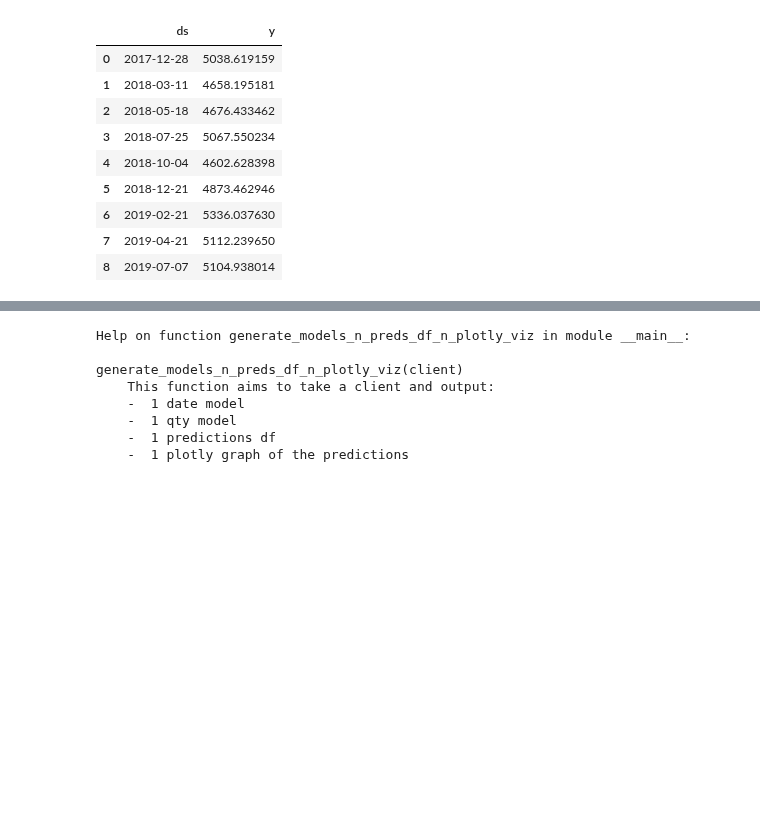
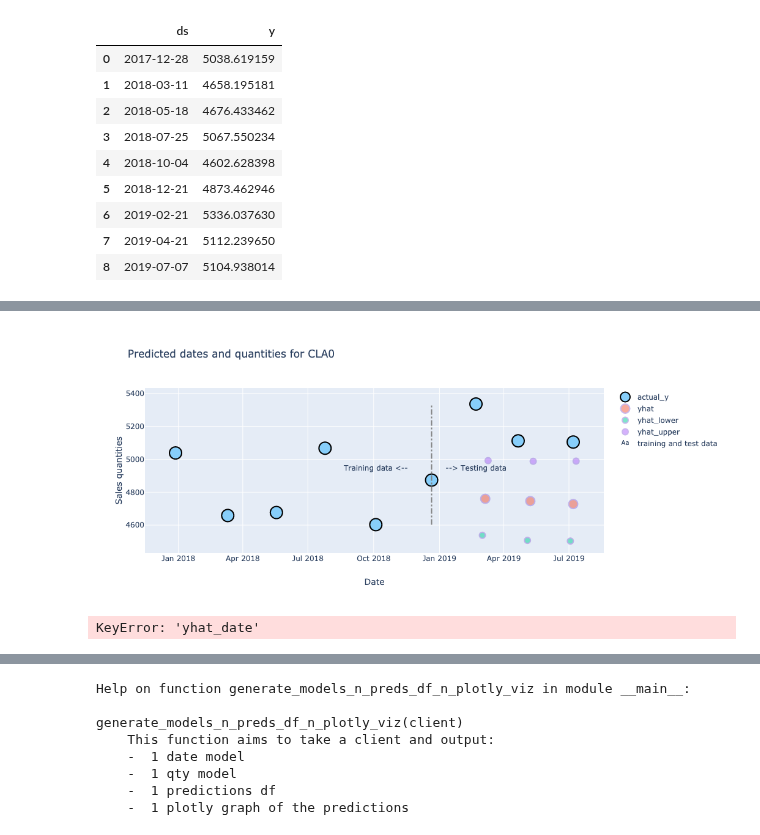
Before and after one commit to raphaelribard/Sales_forecasting, a Jupyter notebook: notebooks/2.0-rr-EDA-using-simulated-data.ipynb, the cells around one changed output, grey strips where cells are left out. Saved outputs shown, nothing was run; the diff lists cells and outputs as text; code cells hidden in the pictures; blank space fills up the shorter version.

```diff
--- a/notebooks/2.0-rr-EDA-using-simulated-data.ipynb
+++ b/notebooks/2.0-rr-EDA-using-simulated-data.ipynb
@@ -496,0 +603,33 @@ def generate_models_n_preds_df_n_plotly_viz(client):
+# %%
+plot_full_preds(prophet_qty_df,
+              full_predictions_df,
+              'CLA0',
+              idx_split)
+# %% [output]
+[figure, added]
+# %%
+# Select the interesting columns and the testing year only
+qty_predictions=qty_forecast[['ds', 'yhat', 'yhat_lower', 'yhat_upper']]
+
+for col in qty_predictions.columns[1:]:
+    qty_predictions.rename(index=str,
+                            columns={col: col+'_qty'},
+                            inplace=True)
+
+next_sale_dates_predictions=next_sale_date_forecast[['ds', 'yhat', 'yhat_lower', 'yhat_upper']]
+
+for col in next_sale_dates_predictions.columns[1:]:
+    next_sale_dates_predictions[col]=[pd.Timedelta(str(int(t))+' days') for t in next_sale_dates_predictions[col].values]
+    next_sale_dates_predictions[col]=next_sale_dates_predictions['ds']+next_sale_dates_predictions[col]
+    next_sale_dates_predictions.rename(index=str,
+                                        columns={col: col+'_date'},
+                                        inplace=True)
+
+full_predictions_df=qty_predictions.copy()
+
+for col in next_sale_dates_predictions.columns[1:]:
+    full_predictions_df[col][1:]=next_sale_dates_predictions[col].values
+
+full_predictions_df['y']=prophet_qty_df['y']
+# %% [output]
+KeyError: 'yhat_date'
```
Also changed, not shown: parts of 20 cells of this notebook.
